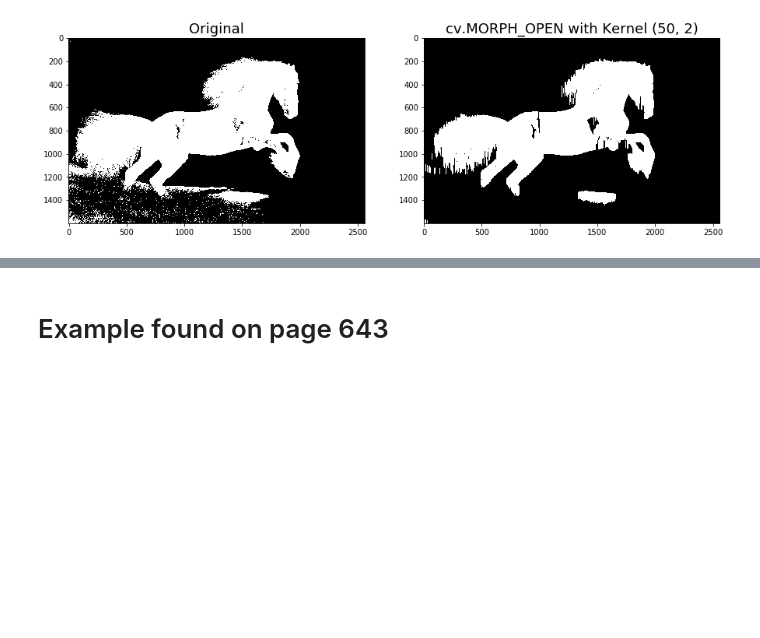
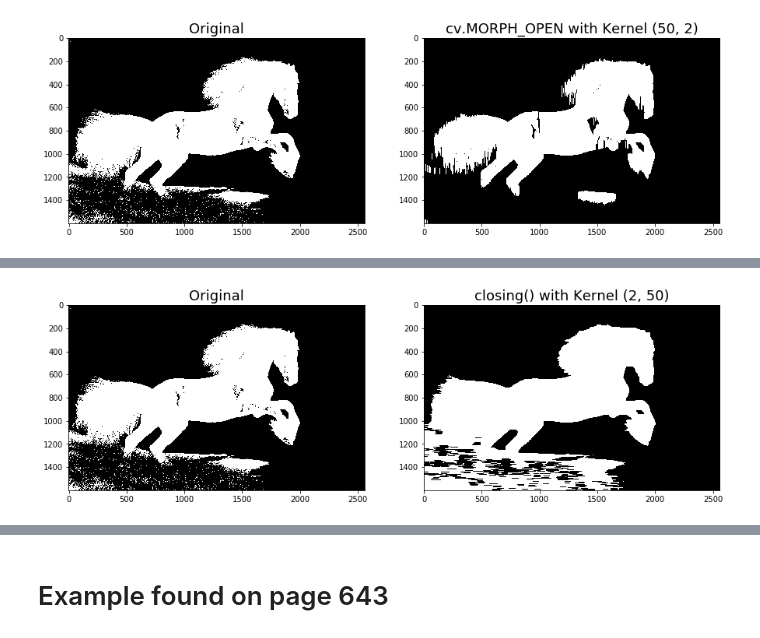
Before and after one commit to gmagannaDevelop/MorphoImg, a Jupyter notebook: Open_Close.ipynb, the cells around one changed output, grey strips where cells are left out. Cells and saved outputs as stored; diff of their text form; code cells hidden in the pictures; blank space fills up the shorter version.

```diff
--- a/Open_Close.ipynb
+++ b/Open_Close.ipynb
@@ -87,0 +114,5 @@
+# %%
+kernel = np.ones((2, 50))
+side_by_side(binaria, closing(binaria, kernel), title1='Original', title2=f'closing() with Kernel {kernel.shape}')
+# %% [output]
+[figure, added]
```
Also changed, not shown: parts of 10 cells of this notebook, 1 other file.
